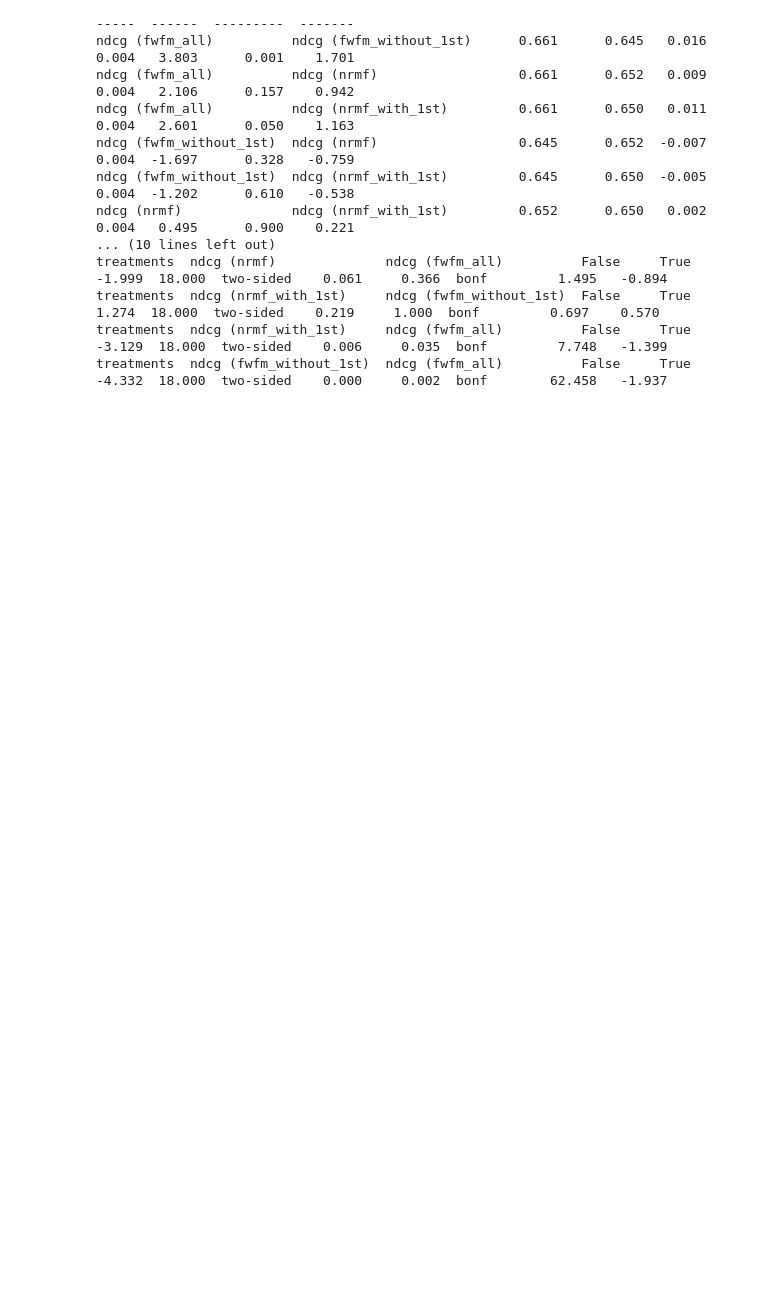
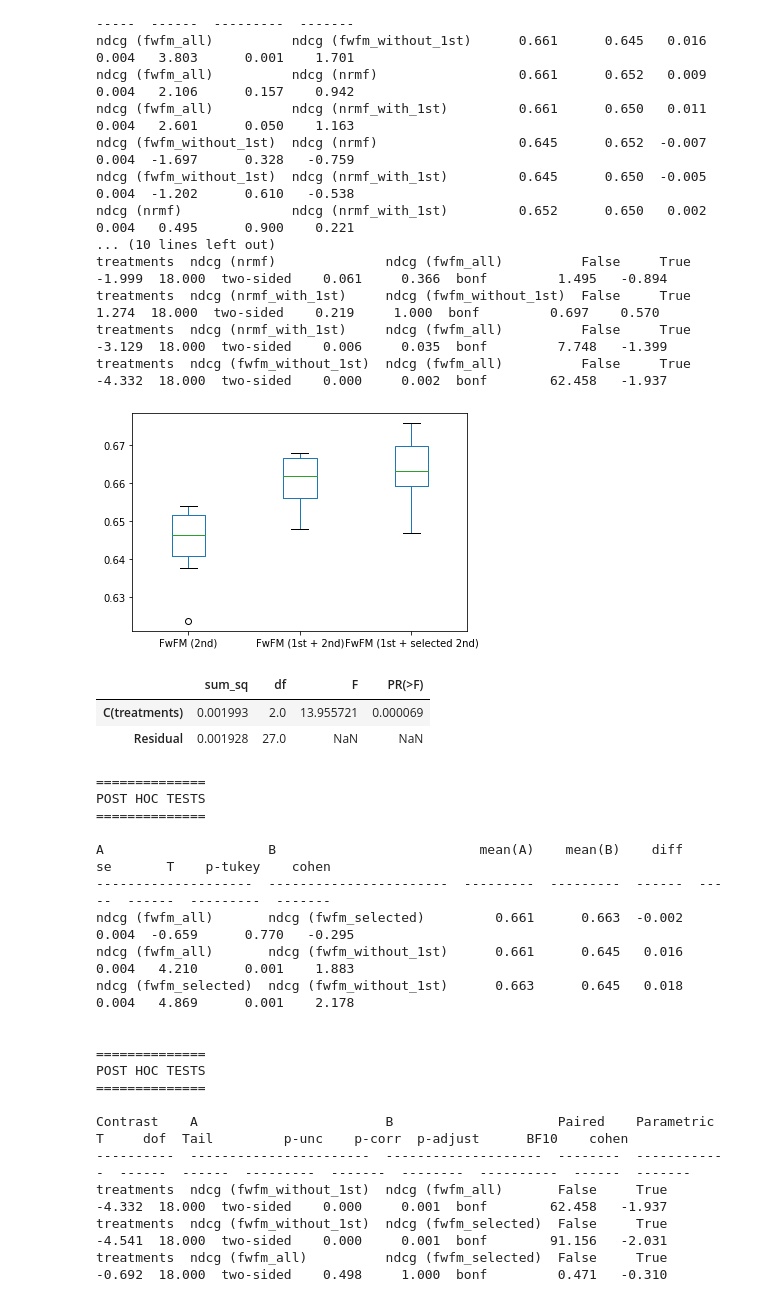
Before and after one commit to rejasupotaro/feature-interactions-in-document-ranking, a Jupyter notebook: notebooks/validation_cookpad.ipynb, the cells around one changed output. Drawn from its saved outputs; the diff is of its cells as text; code cells hidden in the pictures; blank space fills up the shorter version.

Commit message:
Update report with new FwFM (selected)

```diff
--- a/notebooks/validation_cookpad.ipynb
+++ b/notebooks/validation_cookpad.ipynb
@@ -75,7 +76,7 @@ def validate(df, target, models, column_names=None):
     pg.print_table(posthoc, floatfmt='.3f')
 # %%
 dfs = []
-for model_name in ['repr', 'concat', 'nrmf', 'nrmf_all', 'fwfm', 'fwfm_all', 'fwfm_selected', 'nrmf_with_1st', 'fwfm_without_1st']:
+for model_name in ['repr', 'concat', 'nrmf', 'nrmf_all', 'fwfm', 'fwfm_all', 'nrmf_with_1st', 'fwfm_without_1st', 'fwfm_selected']:
     df = read_csv(model_name)
     df.rename(columns={'ndcg': f'ndcg ({model_name})', 'val_loss': f'val_loss ({model_name})'}, inplace=True)
     df.drop(columns=['model'], inplace=True)
@@ -170,3 +171,30 @@ treatments  ndcg (nrmf)              ndcg (fwfm_all)          False     True
 treatments  ndcg (nrmf_with_1st)     ndcg (fwfm_without_1st)  False     True           1.274  18.000  two-sided    0.219     1.000  bonf         0.697    0.570
 treatments  ndcg (nrmf_with_1st)     ndcg (fwfm_all)          False     True          -3.129  18.000  two-sided    0.006     0.035  bonf         7.748   -1.399
 treatments  ndcg (fwfm_without_1st)  ndcg (fwfm_all)          False     True          -4.332  18.000  two-sided    0.000     0.002  bonf        62.458   -1.937
+# %%
+validate(df, 'ndcg', ['fwfm_without_1st', 'fwfm_all', 'fwfm_selected'], ['FwFM (2nd)', 'FwFM (1st + 2nd)', 'FwFM (1st + selected 2nd)'])
+# %% [output]
+[figure, added]
+|  | sum_sq | df | F | PR(>F) |
+| C(treatments) | 0.001993 | 2.0 | 13.955721 | 0.000069 |
+| Residual | 0.001928 | 27.0 | NaN | NaN |
+==============
+POST HOC TESTS
+==============
+
+A                     B                          mean(A)    mean(B)    diff     se       T    p-tukey    cohen
+--------------------  -----------------------  ---------  ---------  ------  -----  ------  ---------  -------
+ndcg (fwfm_all)       ndcg (fwfm_selected)         0.661      0.663  -0.002  0.004  -0.659      0.770   -0.295
+ndcg (fwfm_all)       ndcg (fwfm_without_1st)      0.661      0.645   0.016  0.004   4.210      0.001    1.883
+ndcg (fwfm_selected)  ndcg (fwfm_without_1st)      0.663      0.645   0.018  0.004   4.869      0.001    2.178
+
+
+==============
+POST HOC TESTS
+==============
+
+Contrast    A                        B                     Paired    Parametric         T     dof  Tail         p-unc    p-corr  p-adjust      BF10    cohen
+----------  -----------------------  --------------------  --------  ------------  ------  ------  ---------  -------  --------  ----------  ------  -------
+treatments  ndcg (fwfm_without_1st)  ndcg (fwfm_all)       False     True          -4.332  18.000  two-sided    0.000     0.001  bonf        62.458   -1.937
+treatments  ndcg (fwfm_without_1st)  ndcg (fwfm_selected)  False     True          -4.541  18.000  two-sided    0.000     0.001  bonf        91.156   -2.031
+treatments  ndcg (fwfm_all)          ndcg (fwfm_selected)  False     True          -0.692  18.000  two-sided    0.498     1.000  bonf         0.471   -0.310
```
Also changed, not shown: parts of 1 cell of this notebook, 3 other files.
